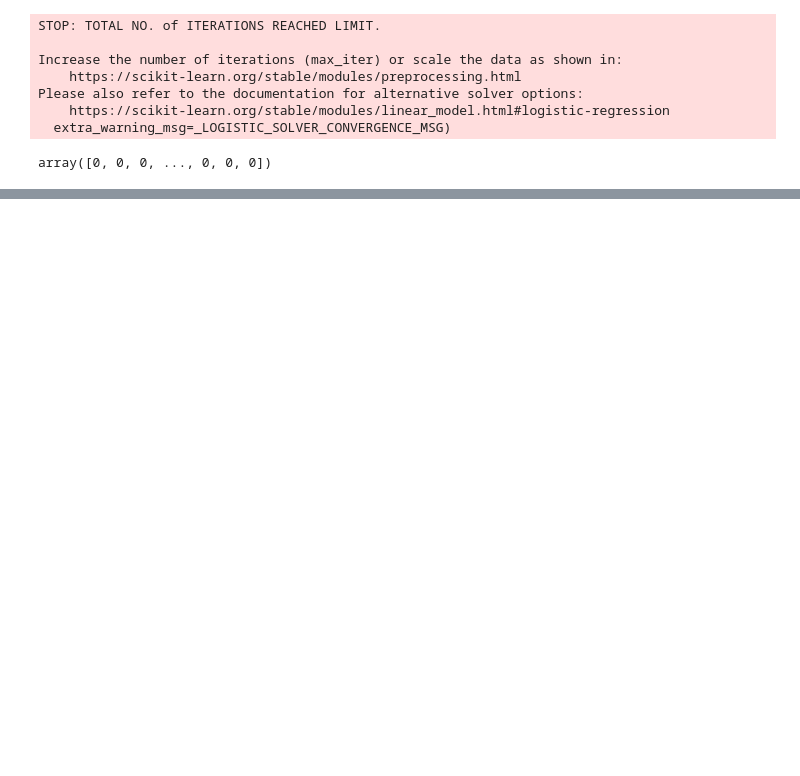
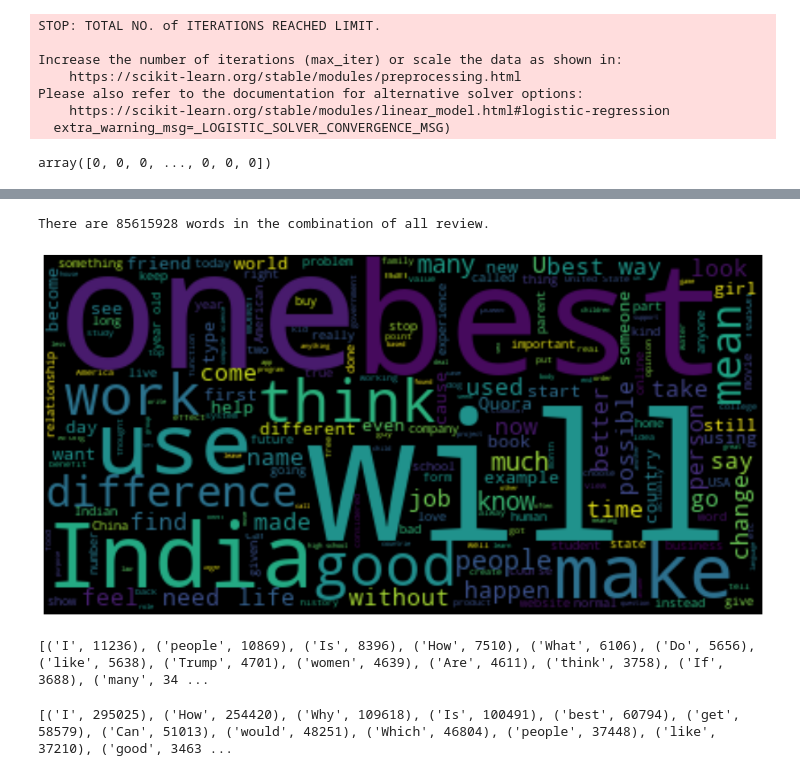
Before and after one commit to orgoca/W207FinalProject, a Jupyter notebook: Project2EDA.ipynb, the cells around one changed output, grey strips where cells are left out. Drawn from its saved outputs; the diff is of its cells as text; code cells hidden in the pictures; blank space fills up the shorter version.

```diff
--- a/Project2EDA.ipynb
+++ b/Project2EDA.ipynb
@@ -249,0 +231,58 @@ weighted avg       0.95      0.95      0.95    261225
+# %%
+sincereQWords = " ".join(review for review in sincereDF.question_text)
+
+print ("There are {} words in the combination of all review.".format(len(sincereQWords)))
+
+# Generate a word cloud image
+sincereWordCloud = WordCloud(background_color="black").generate(sincereQWords)
+
+# Display the generated image:
+figure(figsize=(16, 12))
+plt.imshow(sincereWordCloud, interpolation='bilinear')
+plt.axis("off")
+plt.show()
+# %% [output]
+There are 85615928 words in the combination of all review.
+[figure, added]
+# %%
+# split() returns list of all the words in the string
+splitItInsincere = insincereQWords.split()
+
+# Pass the split_it list to instance of Counter class.
+counterInsincere = Counter(splitItInsincere)
+
+# most_common() produces k frequently encountered
+# input values and their respective counts.
+mostOccur = counterInsincere.most_common(1000)
+
+#Create an empty list and append words that ARE NOT in the stop words list
+mostOccurNoStop = []
+
+for item in mostOccur:
+  if item[0] not in stopwords.words('english'):
+    mostOccurNoStop.append(item)
+
+print(mostOccurNoStop[1:50])
+# %% [output]
+[('I', 11236), ('people', 10869), ('Is', 8396), ('How', 7510), ('What', 6106), ('Do', 5656), ('like', 5638), ('Trump', 4701), ('women', 4639), ('Are', 4611), ('think', 3758), ('If', 3688), ('many', 34 ...
+# %%
+# split() returns list of all the words in the string
+splitItSincere = sincereQWords.split()
+
+# Pass the split_it list to instance of Counter class.
+counterSincere = Counter(splitItSincere)
+
+# most_common() produces k frequently encountered
+# input values and their respective counts.
+mostOccur = counterSincere.most_common(1000)
+
+#Create an empty list and append words that ARE NOT in the stop words list
+mostOccurNoStop = []
+
+for item in mostOccur:
+  if item[0] not in stopwords.words('english'):
+    mostOccurNoStop.append(item)
+
+print(mostOccurNoStop[1:50])
+# %% [output]
+[('I', 295025), ('How', 254420), ('Why', 109618), ('Is', 100491), ('best', 60794), ('get', 58579), ('Can', 51013), ('would', 48251), ('Which', 46804), ('people', 37448), ('like', 37210), ('good', 3463 ...
```
Also changed, not shown: parts of 26 cells of this notebook.
